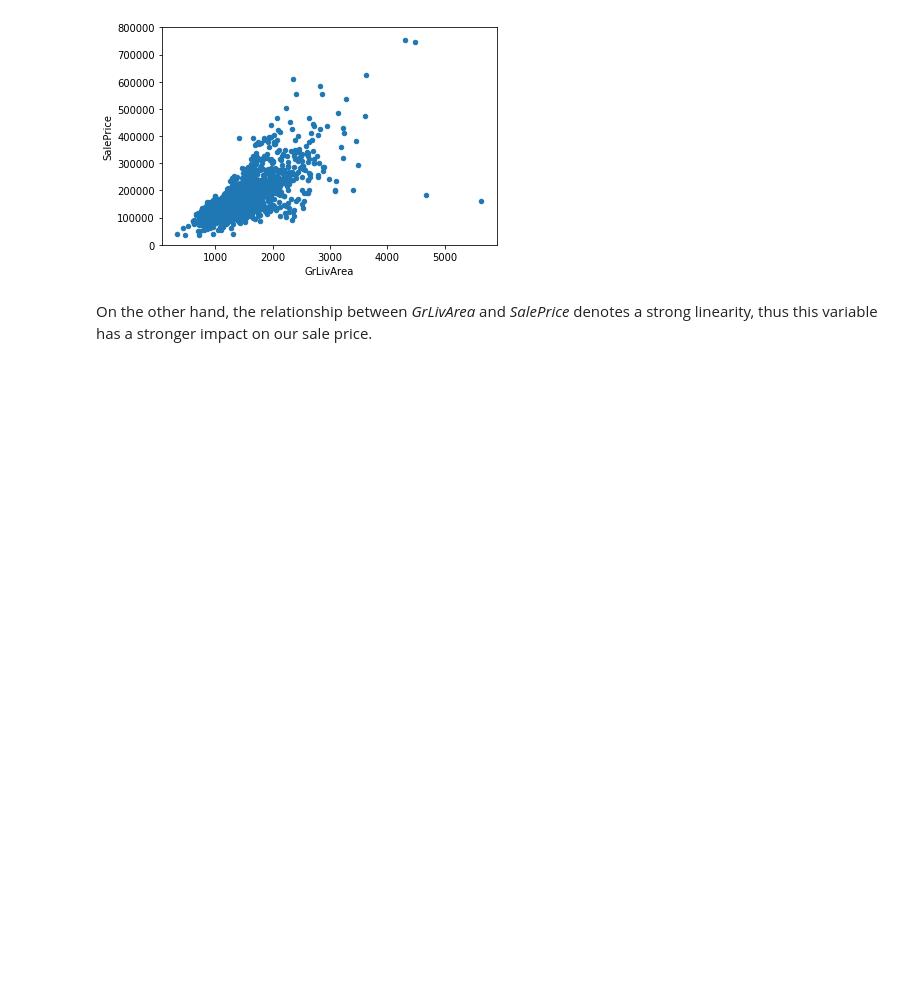
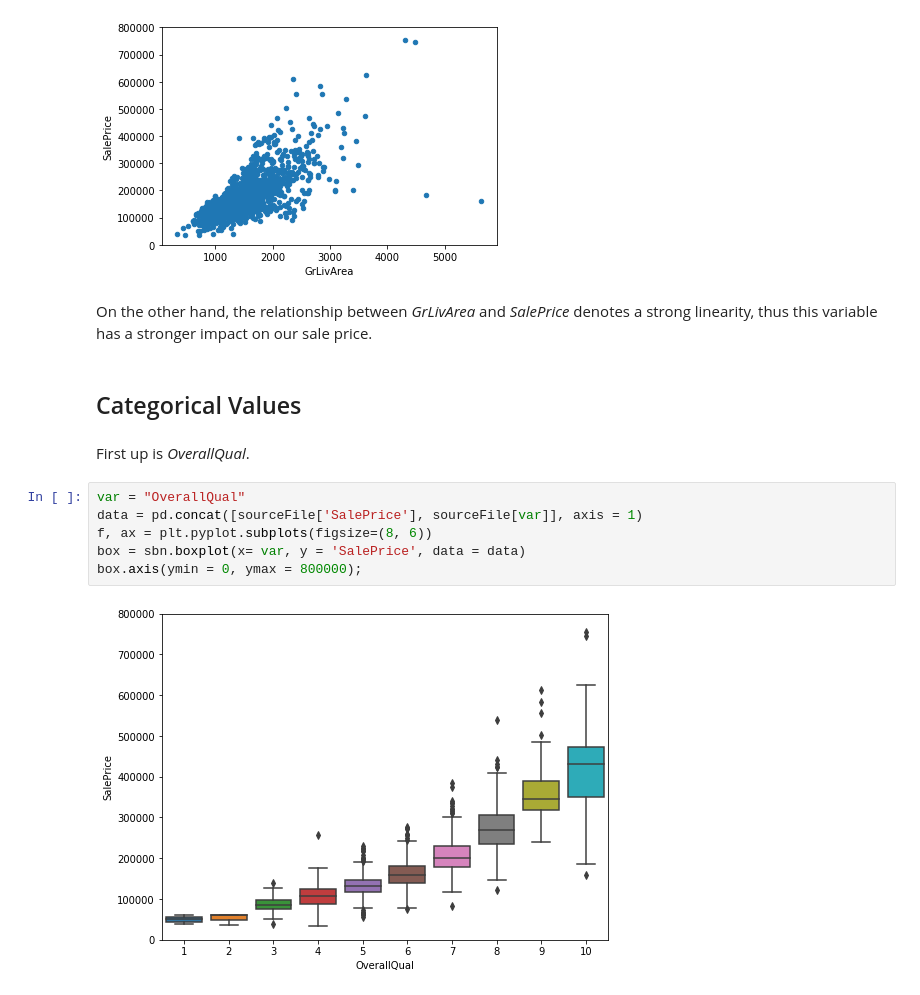
Before and after one commit to ashocorian/a16, a Jupyter notebook: A16 Project/source.ipynb, the cells around one changed output. Saved outputs shown, nothing was run; the diff lists cells and outputs as text; blank space fills up the shorter version.

```diff
--- a/A16 Project/source.ipynb
+++ b/A16 Project/source.ipynb
@@ -91,3 +92,15 @@ data.plot.scatter(x=var, y='SalePrice', ylim= (0,800000));
 [figure]
 # %% [markdown]
 On the other hand, the relationship between _GrLivArea_ and _SalePrice_ denotes a strong linearity, thus this variable has a stronger impact on our sale price.
+# %% [markdown]
+## Categorical Values
+# %% [markdown]
+First up is _OverallQual_.
+# %%
+var = "OverallQual"
+data = pd.concat([sourceFile['SalePrice'], sourceFile[var]], axis = 1)
+f, ax = plt.pyplot.subplots(figsize=(8, 6))
+box = sbn.boxplot(x= var, y = 'SalePrice', data = data)
+box.axis(ymin = 0, ymax = 800000);
+# %% [output]
+[figure, added]
```
Also changed, not shown: parts of 5 cells of this notebook.
